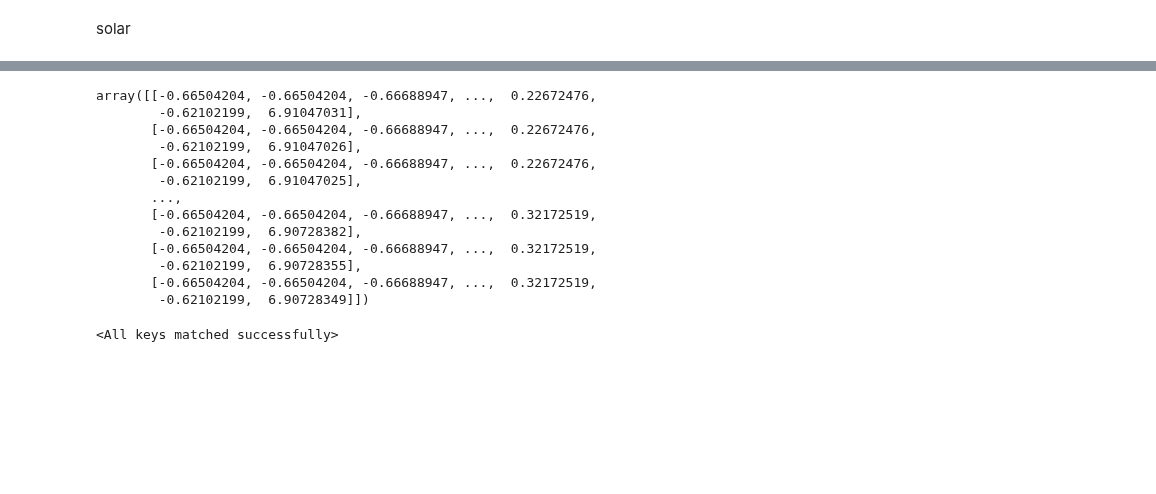
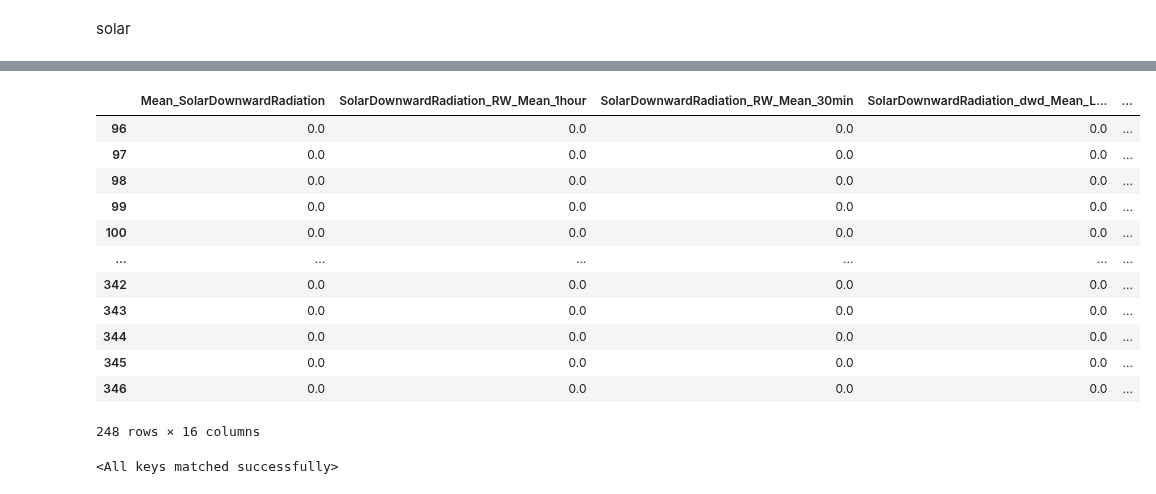
Before and after one commit to P-AEL/Energy_production_price_prediction, a Jupyter notebook: paul_analyse/generate_test_data.ipynb, the cells around one changed output, grey strips where cells are left out. Cells and saved outputs as stored; diff of their text form; code cells hidden in the pictures; blank space fills up the shorter version.

```diff
--- a/paul_analyse/generate_test_data.ipynb
+++ b/paul_analyse/generate_test_data.ipynb
@@ -94,3 +95,26 @@ A value is trying to be set on a copy of a slice from a DataFrame
 
 See the caveats in the documentation: https://pandas.pydata.org/pandas-docs/stable/user_guide/indexing.html#returning-a-view-versus-a-copy
   df_resampled_merged_solar3.dropna(inplace=True)
+# %%
+X_scaled_light_gbm = df_resampled_merged_solar2[[
+    "Mean_SolarDownwardRadiation",
+    "SolarDownwardRadiation_RW_Mean_1hour",
+    "SolarDownwardRadiation_RW_Mean_30min",
+    "SolarDownwardRadiation_dwd_Mean_Lag_30min",
+    "SolarDownwardRadiation_dwd_Mean_Lag_1h",
+    "SolarDownwardRadiation_dwd_Mean_Lag_24h",
+    "Panel_Efficiency_dwd_mean",
+    "Panel_Efficiency_dwd_std",
+    "Panel_Temperature_dwd_mean",
+    "Panel_Temperature_dwd_std",
+    "Std_Temperature",
+    "Mean_Temperature",
+    "cos_hour",
+    "cos_day_of_year",
+    "capacity_mwp_lag_48h",
+    "solar_mw_lag_48h",
+    "generation_mw"
+    ]]
+X_scaled_light_gbm.dropna(inplace=True)
+Y_light_gbm = X_scaled_light_gbm.generation_mw
+X_scaled_light_gbm.drop(columns=["generation_mw"], inplace=True)
@@ -122,20 +155,20 @@ X = df_resampled_merged_solar3.drop(columns=["generation_mw"])
 X_scaled = scaler.transform(X)
 Y = df_resampled_merged_solar3.generation_mw
 Y = Y
-# %%
-X_scaled
-# %% [output]
-array([[-0.66504204, -0.66504204, -0.66688947, ...,  0.22672476,
-        -0.62102199,  6.91047031],
-       [-0.66504204, -0.66504204, -0.66688947, ...,  0.22672476,
-        -0.62102199,  6.91047026],
-       [-0.66504204, -0.66504204, -0.66688947, ...,  0.22672476,
-        -0.62102199,  6.91047025],
-       ...,
-       [-0.66504204, -0.66504204, -0.66688947, ...,  0.32172519,
-        -0.62102199,  6.90728382],
-       [-0.66504204, -0.66504204, -0.66688947, ...,  0.32172519,
-        -0.62102199,  6.90728355],
-       [-0.66504204, -0.66504204, -0.66688947, ...,  0.32172519,
-        -0.62102199,  6.90728349]])
+# %%
+X_scaled_light_gbm
+# %% [output]
+|  | Mean_SolarDownwardRadiation | SolarDownwardRadiation_RW_Mean_1hour | SolarDownwardRadiation_RW_Mean_30min | SolarDownwardRadiation_dwd_Mean_L... | ... |
+| 96 | 0.0 | 0.0 | 0.0 | 0.0 | ... |
+| 97 | 0.0 | 0.0 | 0.0 | 0.0 | ... |
+| 98 | 0.0 | 0.0 | 0.0 | 0.0 | ... |
+| 99 | 0.0 | 0.0 | 0.0 | 0.0 | ... |
+| 100 | 0.0 | 0.0 | 0.0 | 0.0 | ... |
+| ... | ... | ... | ... | ... | ... |
+| 342 | 0.0 | 0.0 | 0.0 | 0.0 | ... |
+| 343 | 0.0 | 0.0 | 0.0 | 0.0 | ... |
+| 344 | 0.0 | 0.0 | 0.0 | 0.0 | ... |
+| 345 | 0.0 | 0.0 | 0.0 | 0.0 | ... |
+| 346 | 0.0 | 0.0 | 0.0 | 0.0 | ... |
+248 rows × 16 columns
 # %%
```
Also changed, not shown: parts of 16 cells of this notebook, 8 other files.
